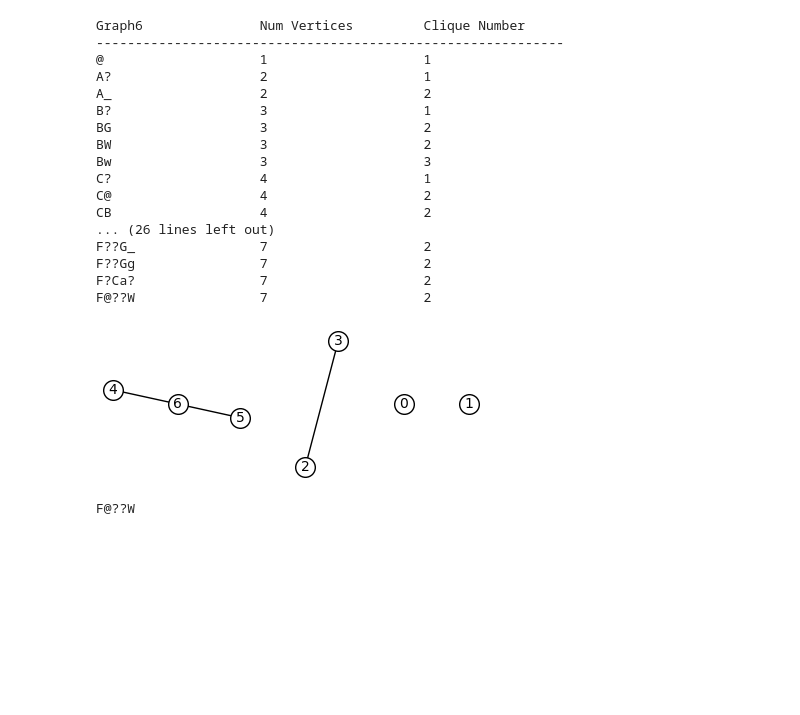
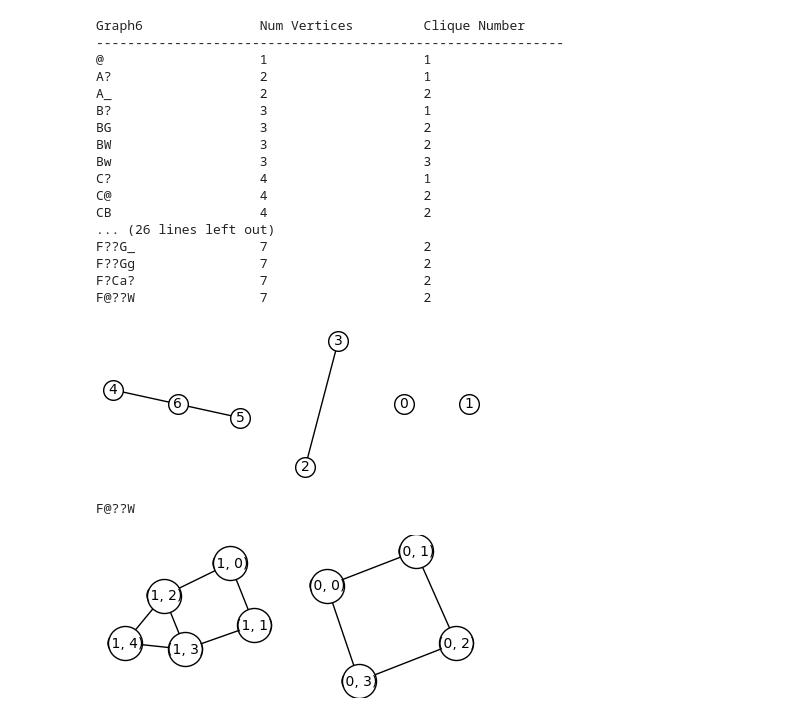
Before and after one commit to pgrepds/sagemath-playground, a Jupyter notebook: graphs.ipynb, the cells around one changed output. Cells and saved outputs as stored; diff of their text form; code cells hidden in the pictures; blank space fills up the shorter version.

Commit message:
added more about graphs

```diff
--- a/graphs.ipynb
+++ b/graphs.ipynb
@@ -320,3 +320,12 @@ print(g.graph6_string())
 # %% [output]
 [figure]
 F@??W
+# %%
+# We can form the disjoint union of two graphs as follows
+G1=graphs.CycleGraph(4)
+G2=graphs.HouseGraph()
+
+H=G1.disjoint_union(G2)
+H.show(vertex_size=600)
+# %% [output]
+[figure, added]
```
Also changed, not shown: parts of 1 cell of this notebook.
